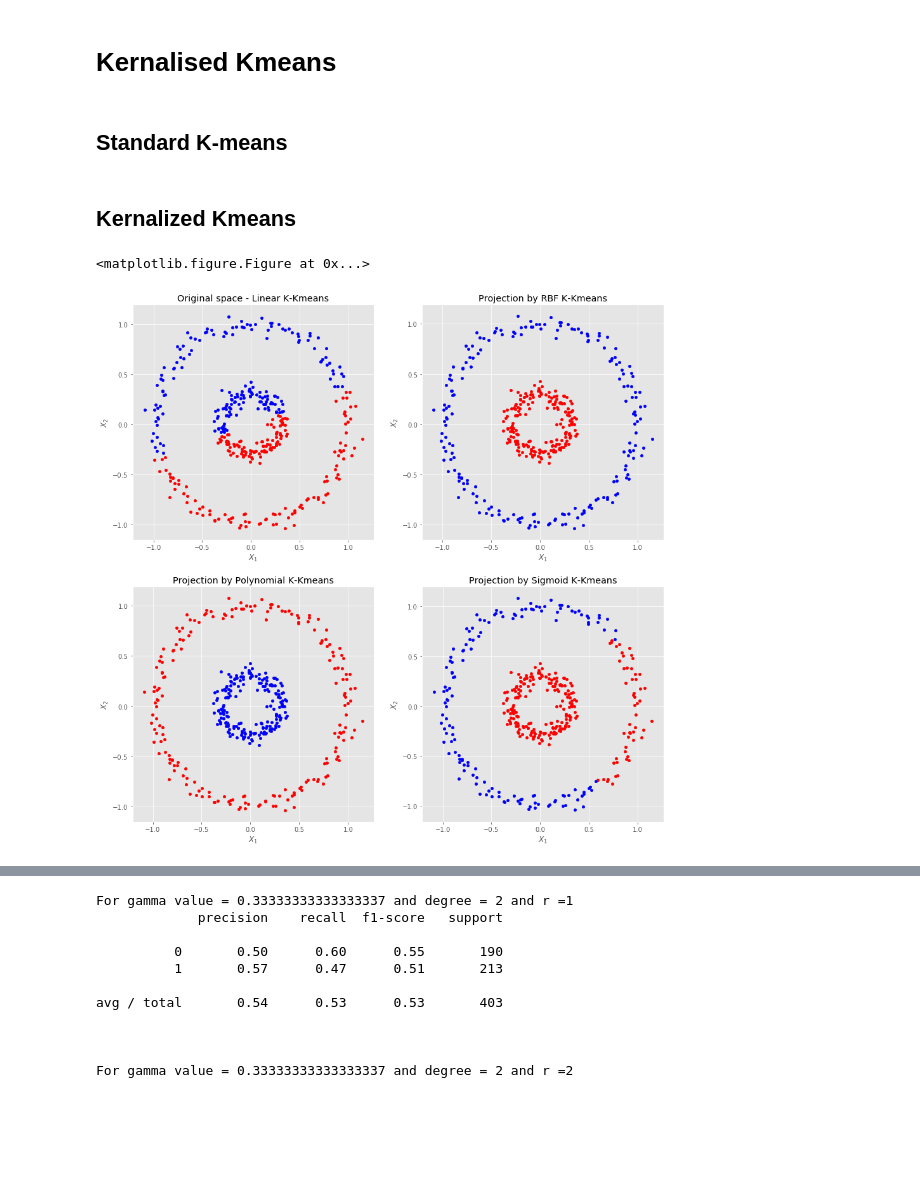
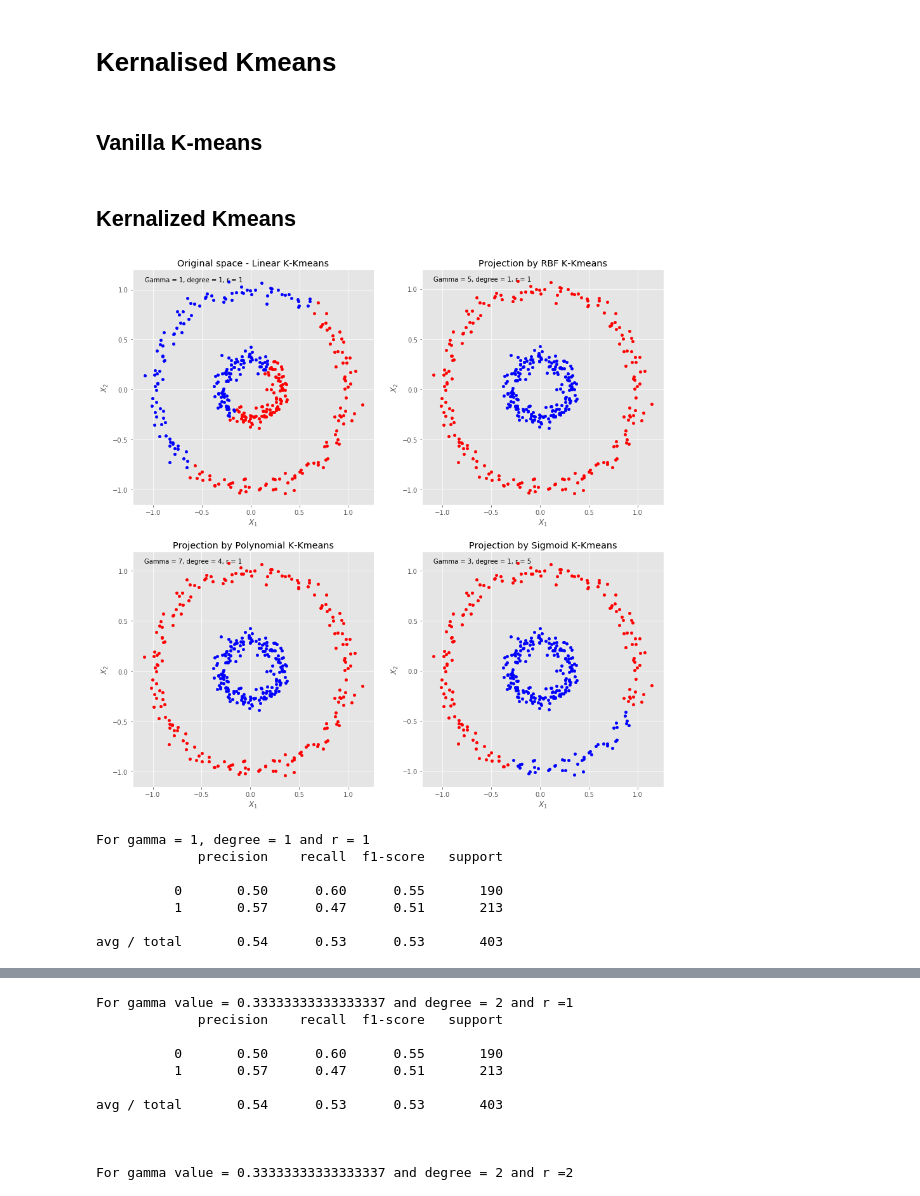
Before and after one commit to ajoseph12/Machine_Learning_lab, a Jupyter notebook: ML_LAB_1.ipynb, the cells around one changed output, grey strips where cells are left out. Cells and saved outputs as stored; diff of their text form; code cells hidden in the pictures; blank space fills up the shorter version.

```diff
--- a/ML_LAB_1.ipynb
+++ b/ML_LAB_1.ipynb
@@ -153,9 +154,10 @@ for n,i in enumerate(mode_list):
         plt.title(title)
         plt.scatter(X_pc[reds, 0], X_pc[reds, 1], c="red", s=20)
         plt.scatter(X_pc[blues, 0], X_pc[blues, 1], c="blue",s=20)
-        plt.text(min(X_pc[reds, 0]), max(X_pc[reds, 1]),'Gamma = {}, degree = {}, r = {}'.format(gamma, degree, r))
+        plt.text(min(X_pc[:, 0]), max(X_pc[:, 1]),'Gamma = {}, degree = {}, r = {}'.format(gamma, degree, r))
         plt.xlabel(x_axis)
         plt.ylabel(y_axis)
 
+plt.savefig('K_PCA_Numerai.png')
 plt.show()
 # %% [output]
@@ -215,6 +250,3 @@ LogisticRegression(C=10.0, class_weight=None, dual=False, fit_intercept=True,
           intercept_scaling=1, max_iter=100, multi_class='ovr', n_jobs=1,
           penalty='l2', random_state=None, solver='liblinear', tol=0.0001,
           verbose=0, warm_start=False)
-# %%
-clf.fit(X, Y)
-print(classification_report(Y, clf.predict(X)))
@@ -500,0 +475,24 @@ plt.show()
+# %%
+## Test on Linear Kernel
+
+Y=Y.astype('int')
+clf_base =  SVC()
+grid = {'C' : [0.01,0.1,1,10,100],
+        'kernel' : ['linear','rbf','sigmoid'],
+        'gamma' : list(np.random.choice(np.linspace(0,10, 100),4)),
+        'degree' : [1,3,5,8],
+        'coef0' : [1,2,3,4]}
+
+cv = KFold(n_splits = 5, shuffle = True, random_state = 0)
+clf = GridSearchCV(clf_base, grid, cv = cv)
+
+gamma = 1
+degree = 1
+r = 1
+kpca = Kernel_PCA(X, Y, mode = 'polynomial', gamma = gamma, degree=degree, r=r)
+X_pc = kpca.X_pc
+clf.fit(X_pc, Y)
+print("For gamma = {}, degree = {} and r = {}".format(gamma,degree, r))
+print(classification_report(Y, clf.predict(X_pc)))
+print(clf.best_estimator_)
+print('\n')
@@ -630,7 +779,7 @@ grid = {'C' : [0.01,0.1,1,10,100],
 
 cv = KFold(n_splits = 5, shuffle = True, random_state = 0)
 clf = GridSearchCV(clf_base, grid, cv = cv)
-gamma = list(np.random.choice(np.linspace(0,10, 100),10))
+gamma = [0.001, 0.001, 0.3, 0.7,1,4,7,9,10,15,20] # 0.7,0.9,1,3,5,7,9,10,15,20
 r = [1,2,3,4,5,6]
 for i in gamma:
     for k in r:
@@ -645,7 +889,7 @@ for i in gamma:
 # %% [markdown]
 # Kernalised Kmeans
 # %% [markdown]
-## Standard K-means
+## Vanilla K-means
 # %%
 ## Vanilla K-means
 
@@ -869,34 +1108,64 @@ n_samples = 400
 n_clusters = 2
 X, Y = make_circles(n_samples=n_samples, factor=.3, noise=.05, random_state=42)
 #X, Y = make_moons(n_samples=n_samples, random_state=1)
 
 mode_list = [['polynomial',1, 1, 1, 'Original space - Linear K-Kmeans', '$X_1$','$X_2$'],
              ['rbf',5, 1, 1, 'Projection by RBF K-Kmeans', '$X_1$','$X_2$'],
              ['polynomial',7, 4, 1, 'Projection by Polynomial K-Kmeans', '$X_1$','$X_2$'],
              ['sigmoid',3, 1, 5, 'Projection by Sigmoid K-Kmeans', '$X_1$','$X_2$']]
 
 for n,i in enumerate(mode_list):
 
         mode, gamma, degree, r, title, x_axis, y_axis  = i
         k_kmeans = Kernel_KMEANS(X, Y, mode, gamma, degree, r, n_clusters)
         cluster_dict = k_kmeans.cluster_dict
         Y_ = np.ones((n_samples,))
         temp_list = [cluster_dict[0][i][0] for i in range(len(cluster_dict[0]))]
         Y_[temp_list] = 0
 
         reds = Y_ == 0
         blues = Y_ == 1
 
         plt.subplot(2, 2, n+1)
         plt.title(title)
         plt.scatter(X[reds, 0], X[reds, 1], c="red", s=20)
         plt.scatter(X[blues, 0], X[blues, 1], c="blue",s=20)
         plt.xlabel(x_axis)
         plt.ylabel(y_axis)
+        plt.text(min(X[:, 0]), max(X[:, 1]),'Gamma = {}, degree = {}, r = {}'.format(gamma, degree, r))
 
+plt.savefig('K_Kmeans_benchmark.png')
 plt.show()
 # %% [output]
-<matplotlib.figure.Figure at 0x...>
-[figure, old version]
+[figure, new version]
+# %%
+## TEST ON RBF KERNEL
+
+from sklearn.metrics import confusion_matrix, classification_report
+df = df[df['era'] == 'era3']
+X = df.values[:,3:-1]
+Y = df.values[:,-1]
+Y = Y.astype('int')
+
+gamma = 1
+degree = 1
+r = 1
+k_kmeans = Kernel_KMEANS(X, Y, mode='polynomial', gamma=gamma, degree=degree, r=r, n_clusters=2)
+cluster_dict = k_kmeans.cluster_dict
+Y_ = np.ones((X.shape[0],))
+temp_list = [cluster_dict[0][i][0] for i in range(len(cluster_dict[0]))]
+Y_[temp_list] = 0
+
+print("For gamma = {}, degree = {} and r = {}".format(gamma, degree, r))
+print(classification_report(Y, Y_))
+print('\n')
+# %% [output]
+For gamma = 1, degree = 1 and r = 1
+             precision    recall  f1-score   support
+
+          0       0.50      0.60      0.55       190
+          1       0.57      0.47      0.51       213
+
+avg / total       0.54      0.53      0.53       403
 # %%
 ## TEST ON RBF KERNEL
```
Also changed, not shown: parts of 54 cells of this notebook, 8 other files.
